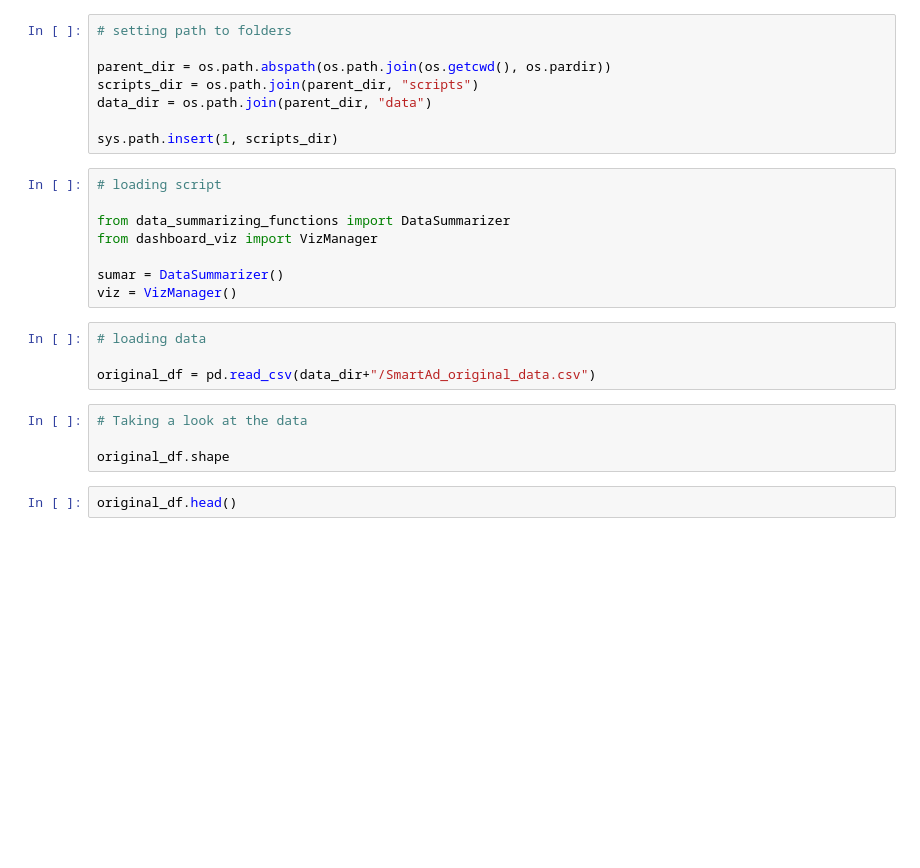
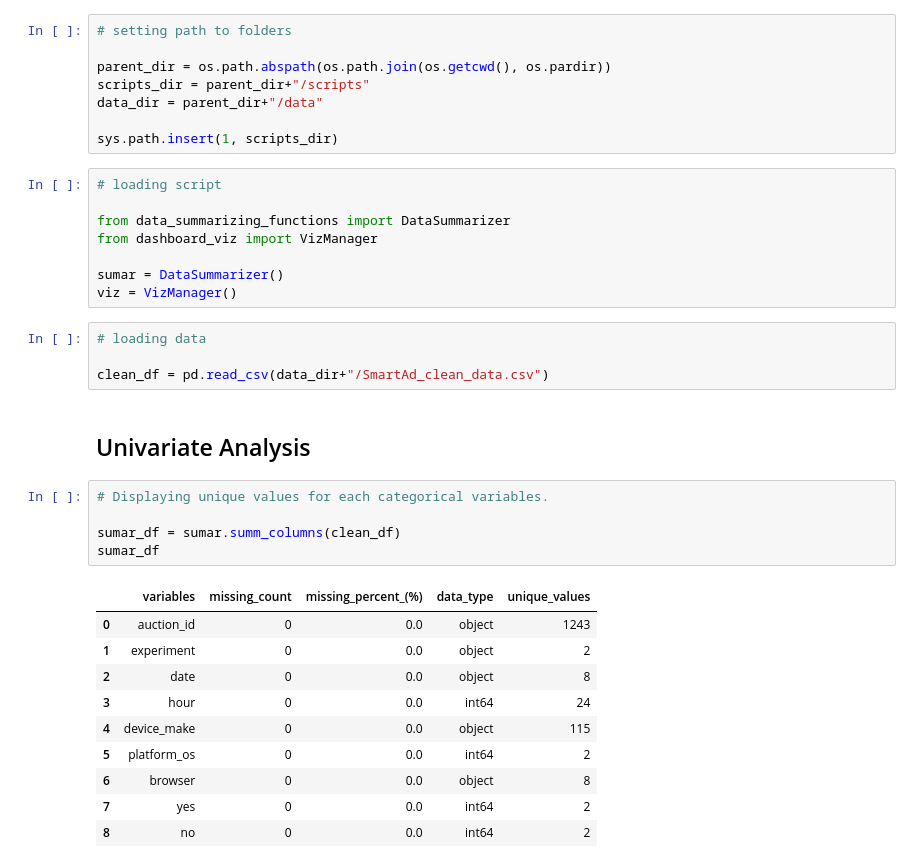
Before and after one commit to benbel376/SmartAd_service_analysis, a Jupyter notebook: notebooks/data_overview.ipynb, the cells around one changed output. Saved outputs shown, nothing was run; the diff lists cells and outputs as text; blank space fills up the shorter version.

```diff
--- a/notebooks/data_overview.ipynb
+++ b/notebooks/data_overview.ipynb
@@ -7,8 +13,8 @@ import numpy as np
 # setting path to folders
 
 parent_dir = os.path.abspath(os.path.join(os.getcwd(), os.pardir))
-scripts_dir = os.path.join(parent_dir, "scripts")
-data_dir = os.path.join(parent_dir, "data")
+scripts_dir = parent_dir+"/scripts"
+data_dir = parent_dir+"/data"
 
 sys.path.insert(1, scripts_dir)
 # %%
@@ -22,12 +28,24 @@ viz = VizManager()
 # %%
 # loading data
 
-original_df = pd.read_csv(data_dir+"/SmartAd_original_data.csv")
+clean_df = pd.read_csv(data_dir+"/SmartAd_clean_data.csv")
-# %%
-# Taking a look at the data
-
-original_df.shape
-# %%
-original_df.head()
+# %% [markdown]
+## Univariate Analysis
+# %%
+# Displaying unique values for each categorical variables.
+
+sumar_df = sumar.summ_columns(clean_df)
+sumar_df
+# %% [output]
+|  | variables | missing_count | missing_percent_(%) | data_type | unique_values |
+| 0 | auction_id | 0 | 0.0 | object | 1243 |
+| 1 | experiment | 0 | 0.0 | object | 2 |
+| 2 | date | 0 | 0.0 | object | 8 |
+| 3 | hour | 0 | 0.0 | int64 | 24 |
+| 4 | device_make | 0 | 0.0 | object | 115 |
+| 5 | platform_os | 0 | 0.0 | int64 | 2 |
+| 6 | browser | 0 | 0.0 | object | 8 |
+| 7 | yes | 0 | 0.0 | int64 | 2 |
+| 8 | no | 0 | 0.0 | int64 | 2 |
 # %%
 # exploring the identity of experiment groups.
```
Also changed, not shown: parts of 11 cells of this notebook, 3 other files.
